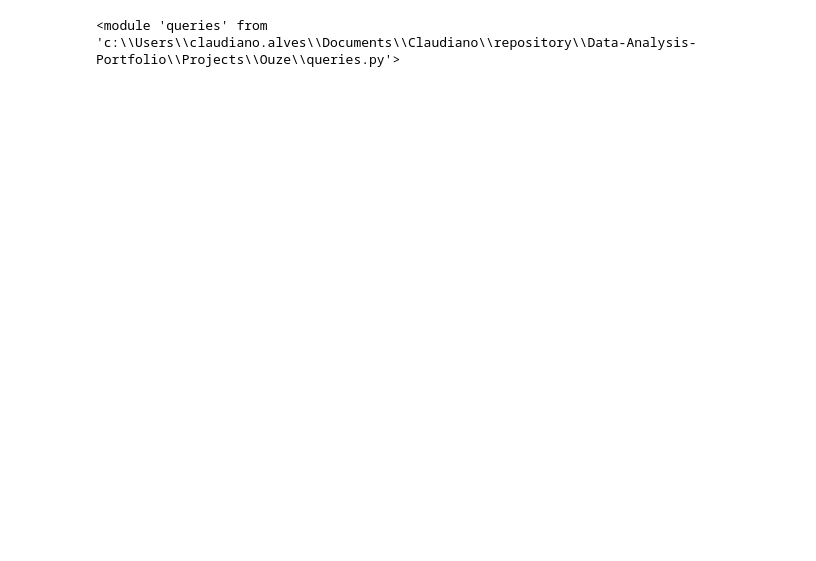
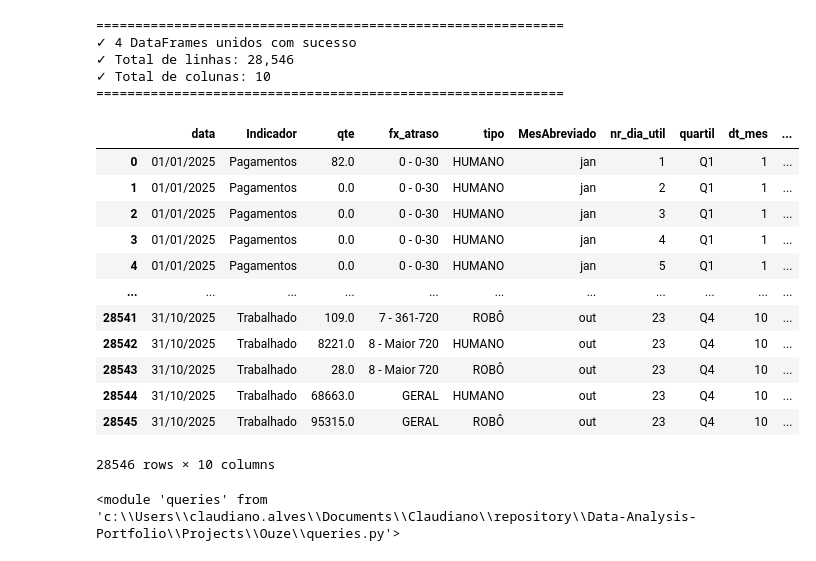
Before and after one commit to Claudiano-alves/Data-Analysis-Portfolio, a Jupyter notebook: Projects/Ouze/data_wrangling.ipynb, the cells around one changed output. Cells and saved outputs as stored; diff of their text form; code cells hidden in the pictures; blank space fills up the shorter version.

```diff
--- a/Projects/Ouze/data_wrangling.ipynb
+++ b/Projects/Ouze/data_wrangling.ipynb
@@ -54 +168,25 @@ df_discagens_trestto = pd.read_sql(
+# %%
+from src.csv_cleaning import tratar_base_csv
+
+df_csvBI_padronizado = tratar_base_csv()
+df_csvBI_padronizado
+# %% [output]
+============================================================
+✓ 4 DataFrames unidos com sucesso
+✓ Total de linhas: 28,546
+✓ Total de colunas: 10
+============================================================
+|  | data | Indicador | qte | fx_atraso | tipo | MesAbreviado | nr_dia_util | quartil | dt_mes | ... |
+| 0 | 01/01/2025 | Pagamentos | 82.0 | 0 - 0-30 | HUMANO | jan | 1 | Q1 | 1 | ... |
+| 1 | 01/01/2025 | Pagamentos | 0.0 | 0 - 0-30 | HUMANO | jan | 2 | Q1 | 1 | ... |
+| 2 | 01/01/2025 | Pagamentos | 0.0 | 0 - 0-30 | HUMANO | jan | 3 | Q1 | 1 | ... |
+| 3 | 01/01/2025 | Pagamentos | 0.0 | 0 - 0-30 | HUMANO | jan | 4 | Q1 | 1 | ... |
+| 4 | 01/01/2025 | Pagamentos | 0.0 | 0 - 0-30 | HUMANO | jan | 5 | Q1 | 1 | ... |
+| ... | ... | ... | ... | ... | ... | ... | ... | ... | ... | ... |
+| 28541 | 31/10/2025 | Trabalhado | 109.0 | 7 - 361-720 | ROBÔ | out | 23 | Q4 | 10 | ... |
+| 28542 | 31/10/2025 | Trabalhado | 8221.0 | 8 - Maior 720 | HUMANO | out | 23 | Q4 | 10 | ... |
+| 28543 | 31/10/2025 | Trabalhado | 28.0 | 8 - Maior 720 | ROBÔ | out | 23 | Q4 | 10 | ... |
+| 28544 | 31/10/2025 | Trabalhado | 68663.0 | GERAL | HUMANO | out | 23 | Q4 | 10 | ... |
+| 28545 | 31/10/2025 | Trabalhado | 95315.0 | GERAL | ROBÔ | out | 23 | Q4 | 10 | ... |
+28546 rows × 10 columns
 # %%
```
Also changed, not shown: parts of 17 cells of this notebook, 11 other files.
